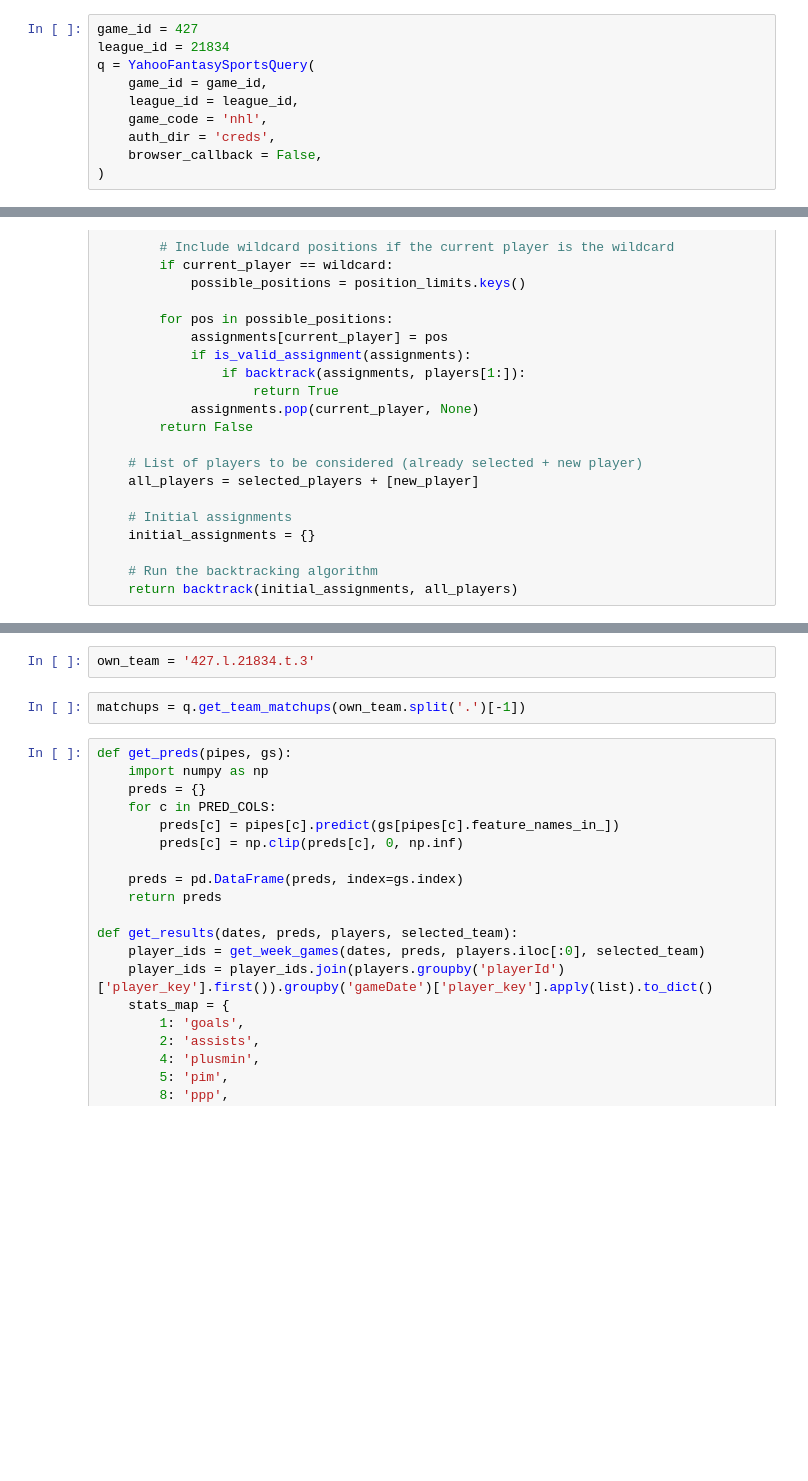
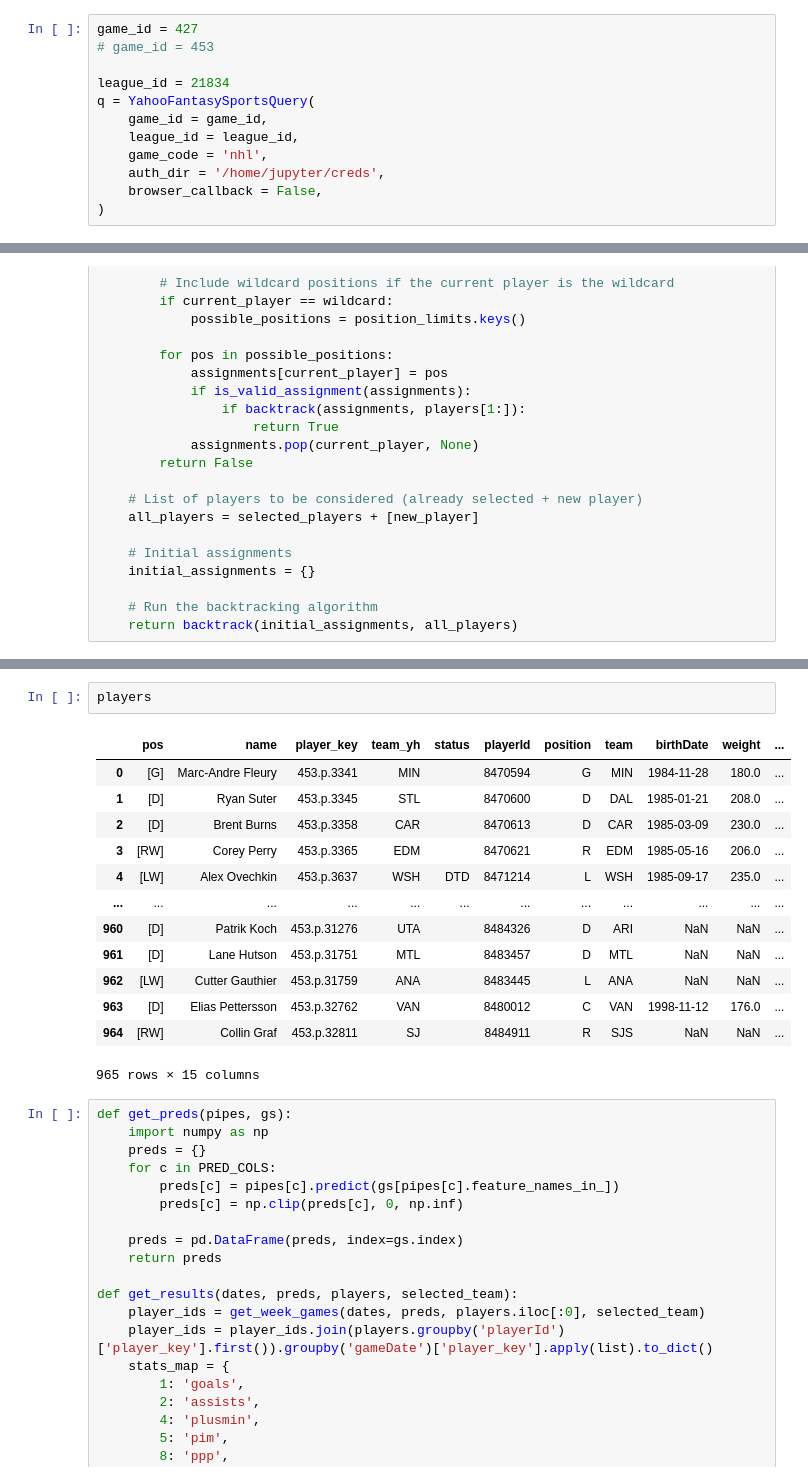
Before and after one commit to loerssoni/mehhala-fantasy, a Jupyter notebook: notebooks/yahoo.ipynb, the cells around one changed output, grey strips where cells are left out. Cells and saved outputs as stored; diff of their text form; blank space fills up the shorter version.

```diff
--- a/notebooks/yahoo.ipynb
+++ b/notebooks/yahoo.ipynb
@@ -143,11 +132,13 @@ OSError: Cannot save file into a non-existent directory: 'data'
 # %%
 game_id = 427
+# game_id = 453
+
 league_id = 21834
 q = YahooFantasySportsQuery(
     game_id = game_id,
     league_id = league_id,
     game_code = 'nhl',
-    auth_dir = 'creds',
+    auth_dir = '/home/jupyter/creds',
     browser_callback = False,
 )
 # %%
@@ -342,9 +372,21 @@ def get_week_games(dates, preds, players, selected_team):
     week_games = pd.concat(week_games)
     return week_games
 # %%
-own_team = '427.l.21834.t.3'
+players
+# %% [output]
+|  | pos | name | player_key | team_yh | status | playerId | position | team | birthDate | weight | ... |
+| 0 | [G] | Marc-Andre Fleury | 453.p.3341 | MIN |  | 8470594 | G | MIN | 1984-11-28 | 180.0 | ... |
+| 1 | [D] | Ryan Suter | 453.p.3345 | STL |  | 8470600 | D | DAL | 1985-01-21 | 208.0 | ... |
+| 2 | [D] | Brent Burns | 453.p.3358 | CAR |  | 8470613 | D | CAR | 1985-03-09 | 230.0 | ... |
+| 3 | [RW] | Corey Perry | 453.p.3365 | EDM |  | 8470621 | R | EDM | 1985-05-16 | 206.0 | ... |
+| 4 | [LW] | Alex Ovechkin | 453.p.3637 | WSH | DTD | 8471214 | L | WSH | 1985-09-17 | 235.0 | ... |
+| ... | ... | ... | ... | ... | ... | ... | ... | ... | ... | ... | ... |
+| 960 | [D] | Patrik Koch | 453.p.31276 | UTA |  | 8484326 | D | ARI | NaN | NaN | ... |
+| 961 | [D] | Lane Hutson | 453.p.31751 | MTL |  | 8483457 | D | MTL | NaN | NaN | ... |
+| 962 | [LW] | Cutter Gauthier | 453.p.31759 | ANA |  | 8483445 | L | ANA | NaN | NaN | ... |
+| 963 | [D] | Elias Pettersson | 453.p.32762 | VAN |  | 8480012 | C | VAN | 1998-11-12 | 176.0 | ... |
+| 964 | [RW] | Collin Graf | 453.p.32811 | SJ |  | 8484911 | R | SJS | NaN | NaN | ... |
+965 rows × 15 columns
-# %%
-matchups = q.get_team_matchups(own_team.split('.')[-1])
 # %%
 def get_preds(pipes, gs):
     import numpy as np
```
Also changed, not shown: parts of 19 cells of this notebook, 10 other files.
